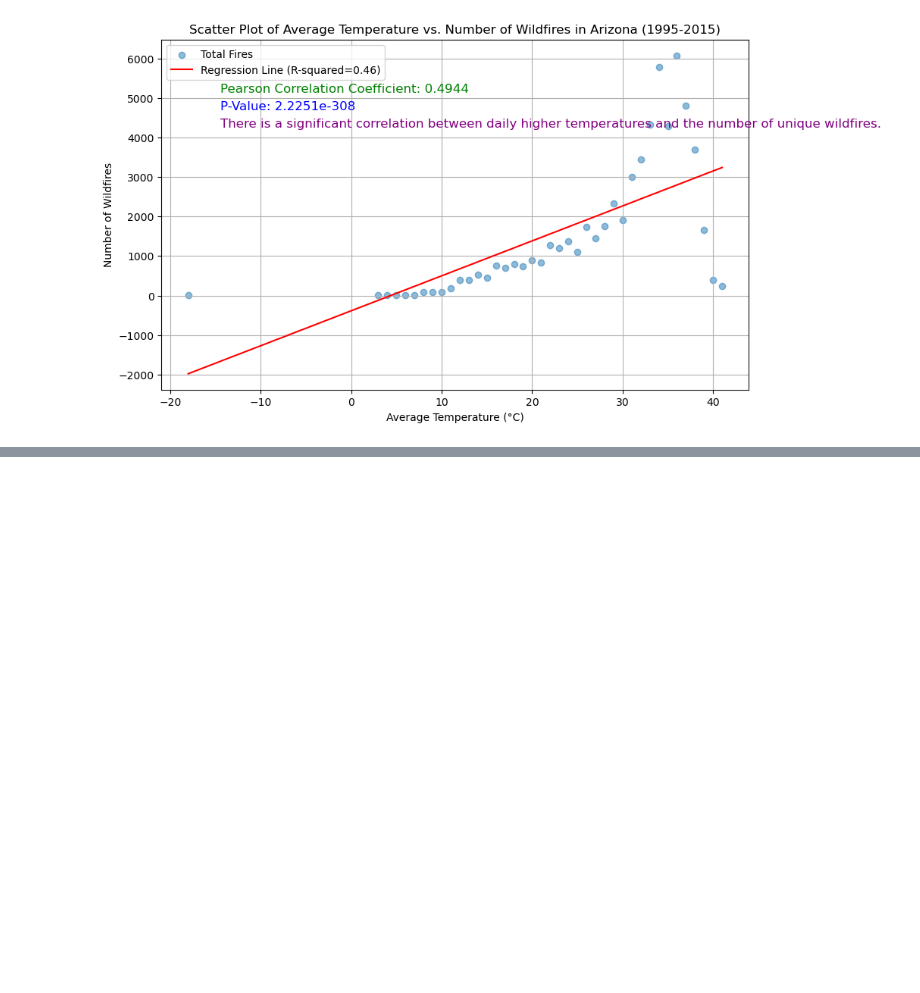
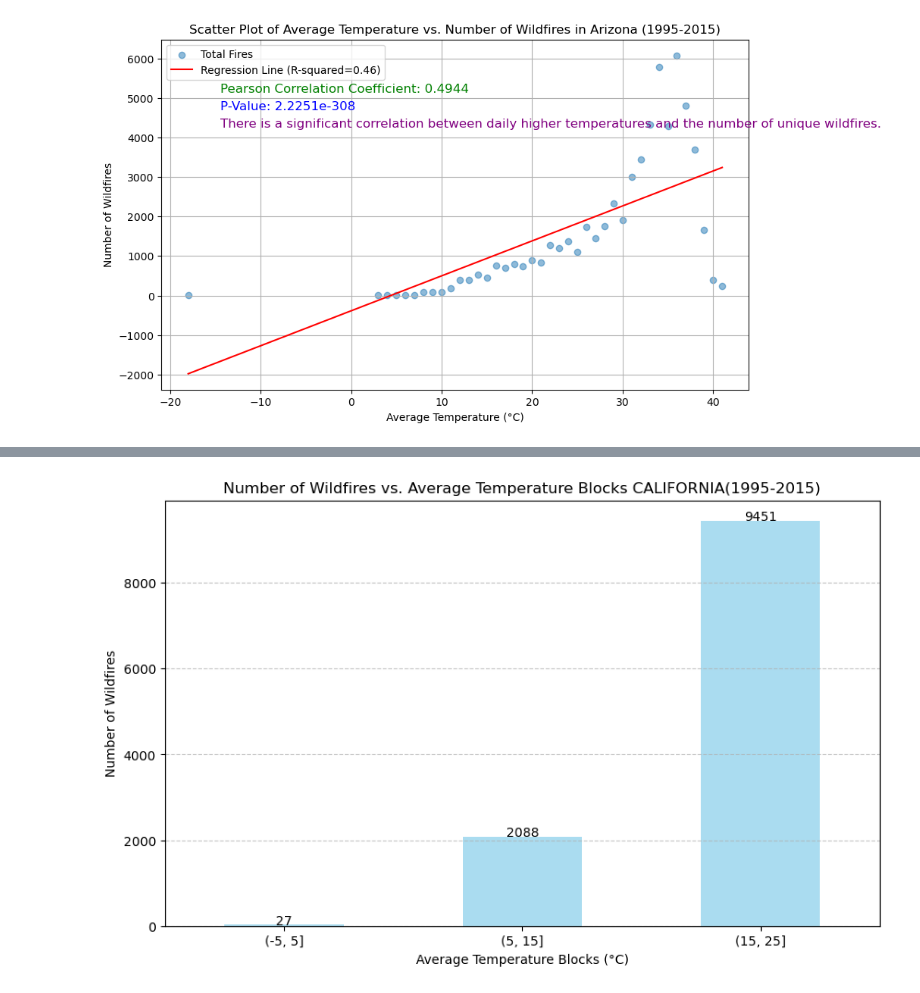
Before and after one commit to Pissane/Capstone_Project, a Jupyter notebook: correlation_weather_fire_copy.ipynb, the cells around one changed output, grey strips where cells are left out. Cells and saved outputs as stored; diff of their text form; code cells hidden in the pictures; blank space fills up the shorter version.

```diff
--- a/correlation_weather_fire_copy.ipynb
+++ b/correlation_weather_fire_copy.ipynb
@@ -714,0 +765,30 @@ plt.show()
+# %%
+import matplotlib.pyplot as plt
+from scipy import stats
+import numpy as np
+
+# Create temperature blocks
+temperature_blocks = [-5, 5, 15, 25]
+
+# Categorize average temperatures into blocks
+merged_data_california['Temp Block'] = pd.cut(merged_data_california['average_temp_c'], bins=temperature_blocks)
+
+# Calculate the number of wildfires in each temperature block
+block_counts = merged_data_arizona.groupby('Temp Block')['Number of Wildfires'].sum()
+
+# Bar chart
+plt.figure(figsize=(10, 6))
+block_counts.plot(kind='bar', color='skyblue', alpha=0.7)
+plt.title('Number of Wildfires vs. Average Temperature Blocks CALIFORNIA(1995-2015)')
+plt.xlabel('Average Temperature Blocks (°C)')
+plt.ylabel('Number of Wildfires')
+plt.xticks(rotation=0)
+plt.grid(axis='y', linestyle='--', alpha=0.7)
+
+# Add labels to the bars
+for x, y in enumerate(block_counts):
+    plt.text(x, y + 10, str(y), ha='center')
+
+plt.show()
+# %% [output]
+[figure, added]
```
Also changed, not shown: parts of 13 cells of this notebook.
